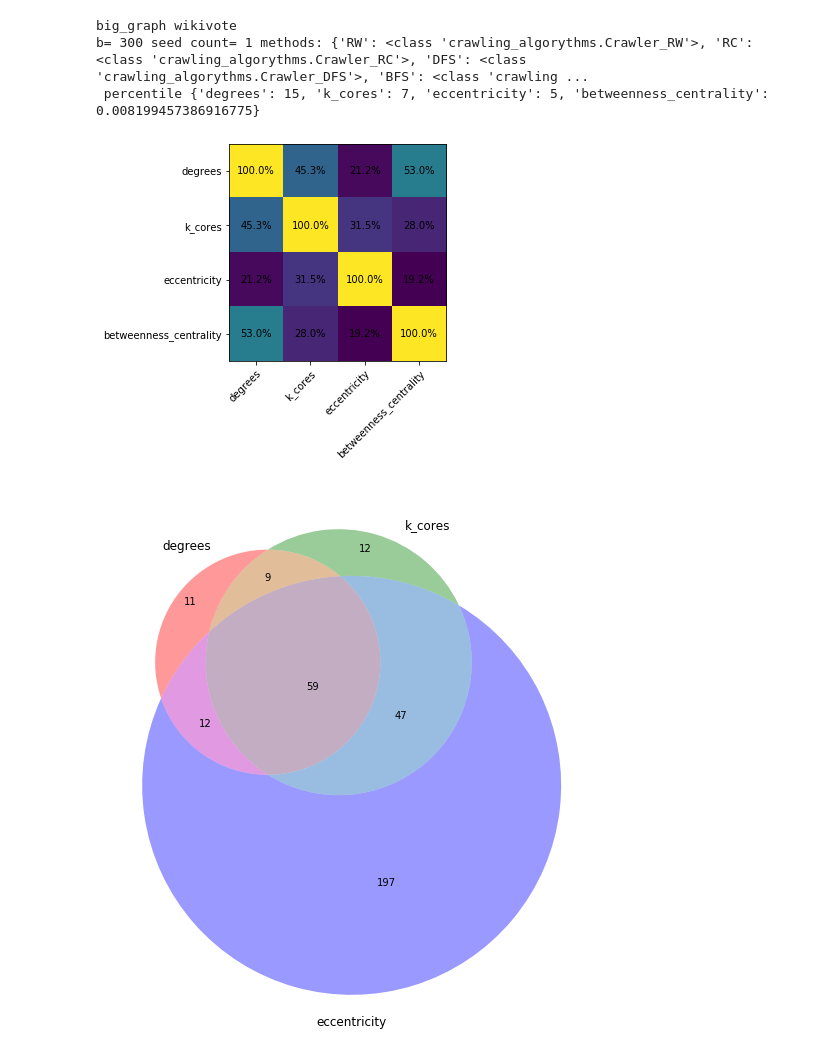
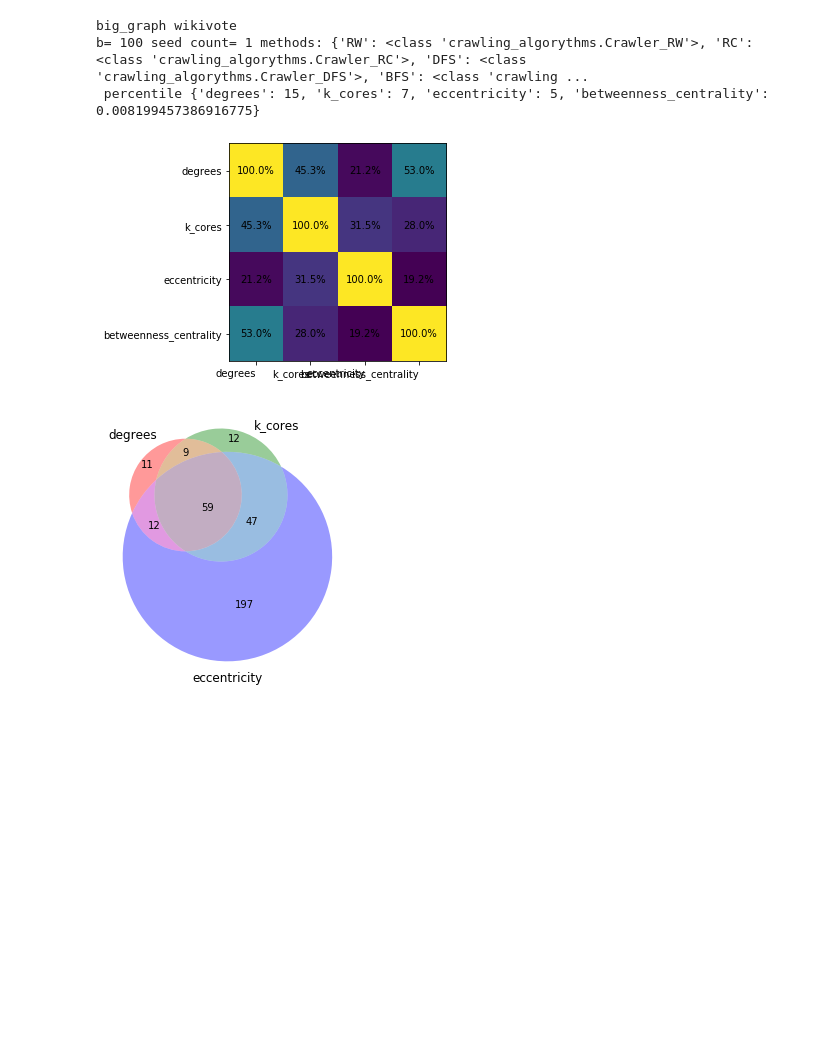
Before and after one commit to crawling-framework/crawling-framework.github.io, a Jupyter notebook: src/Crawling algorythm.ipynb, the cells around one changed output. Cells and saved outputs as stored; diff of their text form; code cells hidden in the pictures; blank space fills up the shorter version.

```diff
--- a/src/Crawling algorythm.ipynb
+++ b/src/Crawling algorythm.ipynb
@@ -65,10 +65,11 @@ def treading_crawler(seed_num, big_graph, crawling_method,node_seed, b, percenti
 %%time
 ## макропараметры всей задачи
 graph_name = 'wikivote'
-methods = {'RW':Crawler_RW,'RC':Crawler_RC,'DFS':Crawler_DFS, 'BFS':Crawler_BFS, 'MOD':Crawler_MOD,'MED':Crawler_MED,'MEUD':Crawler_MEUD,'DE':Crawler_DE} #'AFD',
+methods = {'RW':Crawler_RW,'RC':Crawler_RC,'DFS':Crawler_DFS, 'BFS':Crawler_BFS,
+           'MOD':Crawler_MOD,'MED':Crawler_MED,'MEUD':Crawler_MEUD}#,'DE':Crawler_DE} #'AFD',
 #methods = {'DE':Crawler_DE,'RC':Crawler_RC,'MOD':Crawler_MOD} #'AFD',
 #,'DE':Crawler_DE
-b = 300
+b = 100
 seed_count =1
 top_percetile = 10
 
@@ -92,7 +93,7 @@ print("big_graph "+graph_name+"\nb=",b,"seed count=",seed_count, "methods:",meth
 
 
 
-draw_percentile_heatmap(percentile_set,graph_name,seed_count,b, normalized=True, venn_on=True)
+draw_percentile_heatmap(percentile_set,graph_name,seed_count,b, size = 5, normalized=True, venn_on=True)
 #total1 = dict({'nodes':big_graph.number_of_nodes()},**{i:len(percentile_set[i]) for i in percentile_set})
 #print('total1',total1)
 
@@ -136,36 +137,36 @@ for method in methods:
         threads[method].append(mp.Process(daemon = True,target=treading_crawler, args=(seed_num,big_graph,methods[method],seeds[seed_num],b,percentile_set)))
         #threads[method][seed_num].setDaemon = True
         #print('starting')
         threads[method][seed_num].start()
 
     for seed_num in range(seed_count):
         #print('appending')
         debug_getted = q.get()
         #print('debug getted', debug_getted)
         history[method].append(debug_getted)
 
     q.close()
     q.join_thread()
 
 
     for seed_num in range(seed_count):
         threads[method][seed_num].join()
         #print('calc avg props')
         for prop in METRICS_LIST:
             property_history_hist[prop] = np.array([i for i in history[method][seed_num][prop]])
             crawler_avg[method][prop] += property_history_hist[prop]
         #print('calc avg nodes')
         crawler_avg[method]['nodes'] += np.array(history[method][seed_num]['nodes'])
 
     #dump_results(graph_name,big_graph,crawler_avg,history)
     print(graph_name, seed_count, method, seed_num,' it took ', round(((time.time() -t0)/60),3),'minutes'  )
 dump_results(graph_name,crawler_avg,history,b)
 # %% [output]
 big_graph wikivote
-b= 300 seed count= 1 methods: {'RW': <class 'crawling_algorythms.Crawler_RW'>, 'RC': <class 'crawling_algorythms.Crawler_RC'>, 'DFS': <class 'crawling_algorythms.Crawler_DFS'>, 'BFS': <class 'crawling ...
+b= 100 seed count= 1 methods: {'RW': <class 'crawling_algorythms.Crawler_RW'>, 'RC': <class 'crawling_algorythms.Crawler_RC'>, 'DFS': <class 'crawling_algorythms.Crawler_DFS'>, 'BFS': <class 'crawling ...
  percentile {'degrees': 15, 'k_cores': 7, 'eccentricity': 5, 'betweenness_centrality': 0.008199457386916775}
-[figure, old version]
+[figure, new version]
-[figure, old version]
+[figure, new version]
 -------------------------------------------------------
  RW
 -----------------------------------------------------
```
Also changed, not shown: parts of 5 cells of this notebook, 7 other files.
